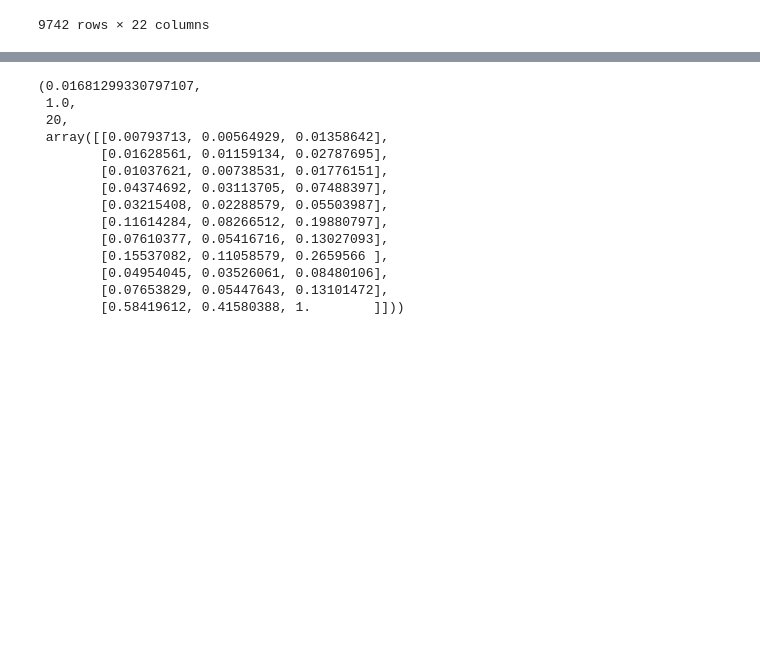
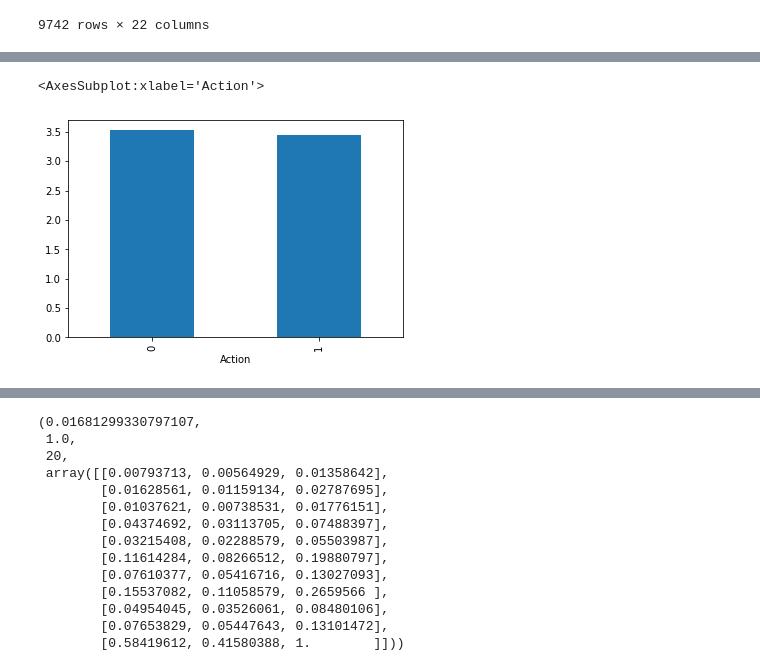
Before and after one commit to yihuaH/cs105-final-project, a Jupyter notebook: final.ipynb, the cells around one changed output, grey strips where cells are left out. Cells and saved outputs as stored; diff of their text form; code cells hidden in the pictures; blank space fills up the shorter version.

```diff
--- a/final.ipynb
+++ b/final.ipynb
@@ -169,0 +183,6 @@ ValueError: pie requires either y column or 'subplots=True'
+# %%
+X=ratings.groupby("Action")["rating"].mean()
+X.plot.bar()
+# %% [output]
+<AxesSubplot:xlabel='Action'>
+[figure, added]
```
Also changed, not shown: parts of 9 cells of this notebook.
